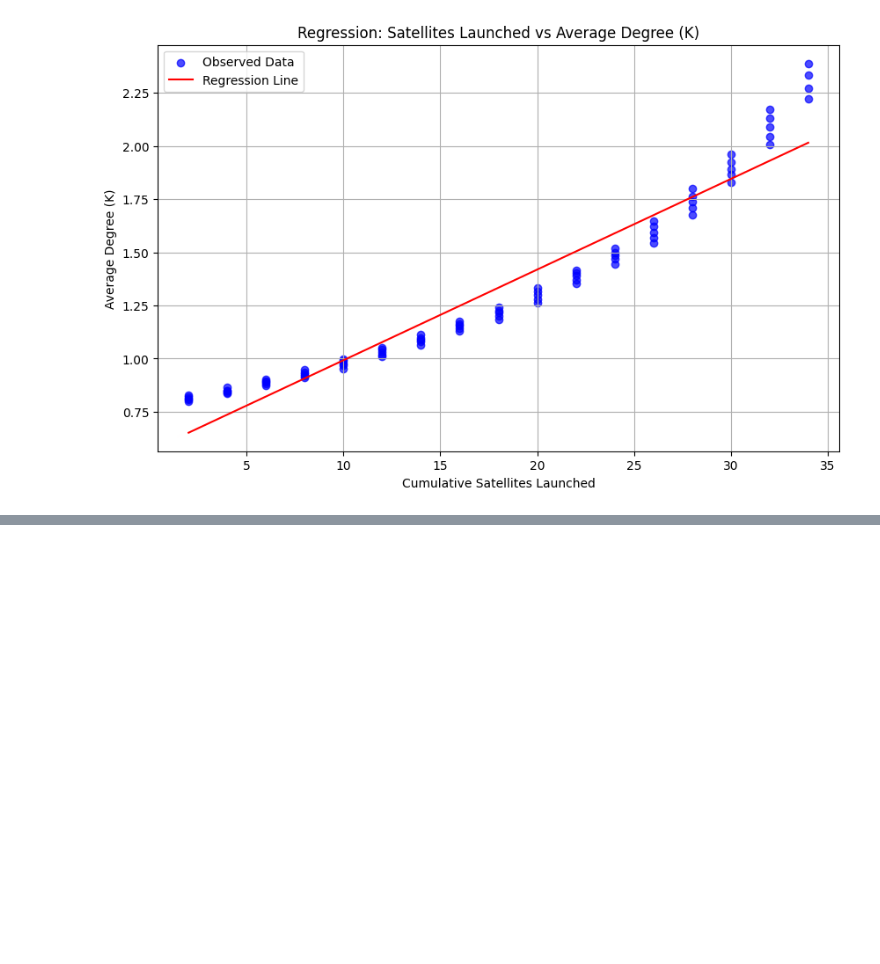
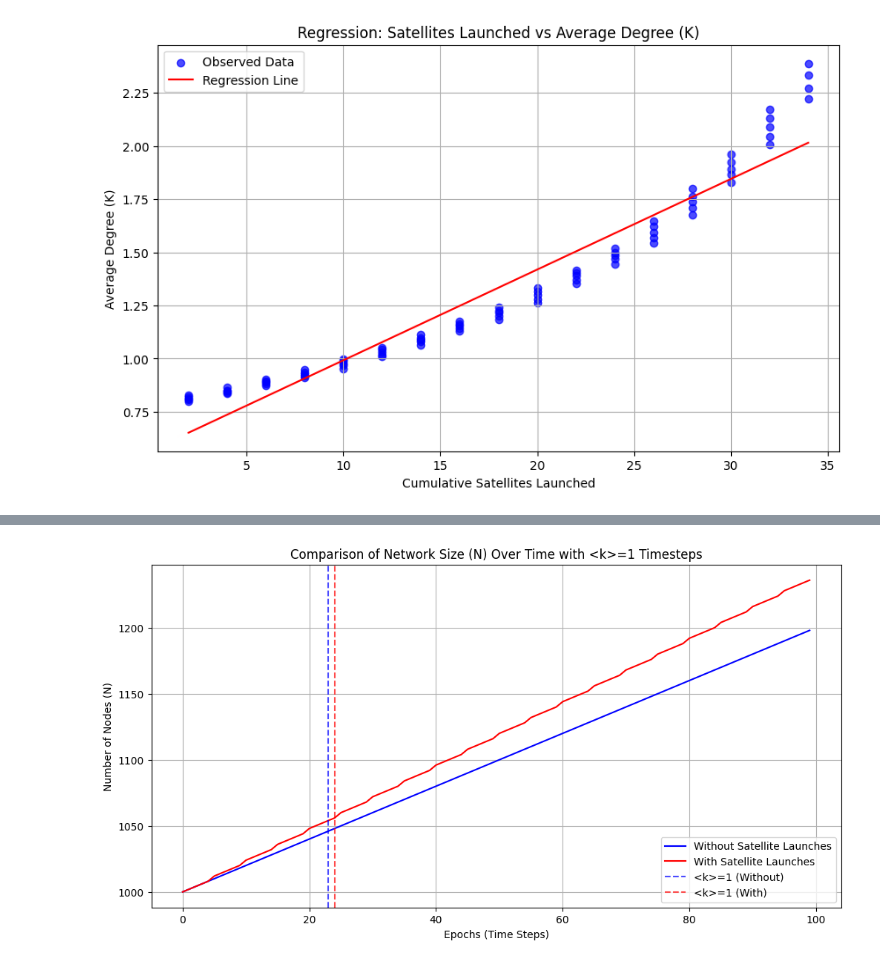
Before and after one commit to zoeazra/ComplexSystemsProject, a Jupyter notebook: sim/SatLaunchPlots.ipynb, the cells around one changed output, grey strips where cells are left out. Cells and saved outputs as stored; diff of their text form; code cells hidden in the pictures; blank space fills up the shorter version.

Commit message:
finalise the plots

```diff
--- a/sim/SatLaunchPlots.ipynb
+++ b/sim/SatLaunchPlots.ipynb
@@ -271,0 +184,66 @@ statsmodels not found
+# %%
+import matplotlib.pyplot as plt
+from network.network import dynamic_network_model
+import networkx as nx
+import numpy as np
+
+# Parameters
+N = 1000  # Initial number of nodes
+P = 0.0008  # Collision probability
+plow = 0.01  # Probability of generating new fragments
+new_fragments_per_collision = 2  # Debris per collision
+iterations = 100  # Number of time steps
+launch_freq = 5  # Launch satellites every 5 time steps
+nr_sat_launches = 2  # Number of satellites launched per launch
+
+# Initialize the networks
+G_without_sat = nx.empty_graph(N)  # Without satellite launches
+G_with_sat = nx.empty_graph(N)  # With satellite launches
+
+# Run the dynamic network model WITHOUT satellite launches
+print("Running dynamic network model WITHOUT satellite launches...")
+avg_degrees_without, _, satellites_launched_without = dynamic_network_model(
+    G_without_sat, iterations, P, plow, new_fragments_per_collision, nr_sat_launches=0, launch_freq=launch_freq
+)
+
+# Track the number of nodes over time for the model without satellite launches
+nodes_over_time_without = [N + i * new_fragments_per_collision for i in range(iterations)]
+
+# Find the timestep where <k> = 1 for without satellite launches
+k_equal_1_timestep_without = next((i for i, k in enumerate(avg_degrees_without) if k >= 1), None)
+
+# Run the dynamic network model WITH satellite launches
+print("Running dynamic network model WITH satellite launches...")
+avg_degrees_with, _, satellites_launched_with = dynamic_network_model(
+    G_with_sat, iterations, P, plow, new_fragments_per_collision, nr_sat_launches, launch_freq
+)
+
+# Track the number of nodes over time for the model with satellite launches
+nodes_over_time_with = [
+    N + i * new_fragments_per_collision + (i // launch_freq) * nr_sat_launches for i in range(iterations)
+]
+
+# Find the timestep where <k> = 1 for with satellite launches
+k_equal_1_timestep_with = next((i for i, k in enumerate(avg_degrees_with) if k >= 1), None)
+
+# Plot the results
+plt.figure(figsize=(12, 6))
+
+# Plot nodes over time for both models
+plt.plot(range(iterations), nodes_over_time_without, label="Without Satellite Launches", color="blue")
+plt.plot(range(iterations), nodes_over_time_with, label="With Satellite Launches", color="red")
+
+# Add horizontal lines for <k> = 1 timesteps
+if k_equal_1_timestep_without is not None:
+    plt.axvline(x=k_equal_1_timestep_without, color="blue", linestyle="--", alpha=0.7, label="<k>=1 (Without)")
+if k_equal_1_timestep_with is not None:
+    plt.axvline(x=k_equal_1_timestep_with, color="red", linestyle="--", alpha=0.7, label="<k>=1 (With)")
+
+# Add labels, legend, and title
+plt.title("Comparison of Network Size (N) Over Time with <k>=1 Timesteps")
+plt.xlabel("Epochs (Time Steps)")
+plt.ylabel("Number of Nodes (N)")
+plt.legend()
+plt.grid(True)
+plt.show()
+# %% [output]
@@ -271,0 +267 @@ statsmodels not found
+[figure, added]
```
Also changed, not shown: parts of 8 cells of this notebook, 1 other file.
